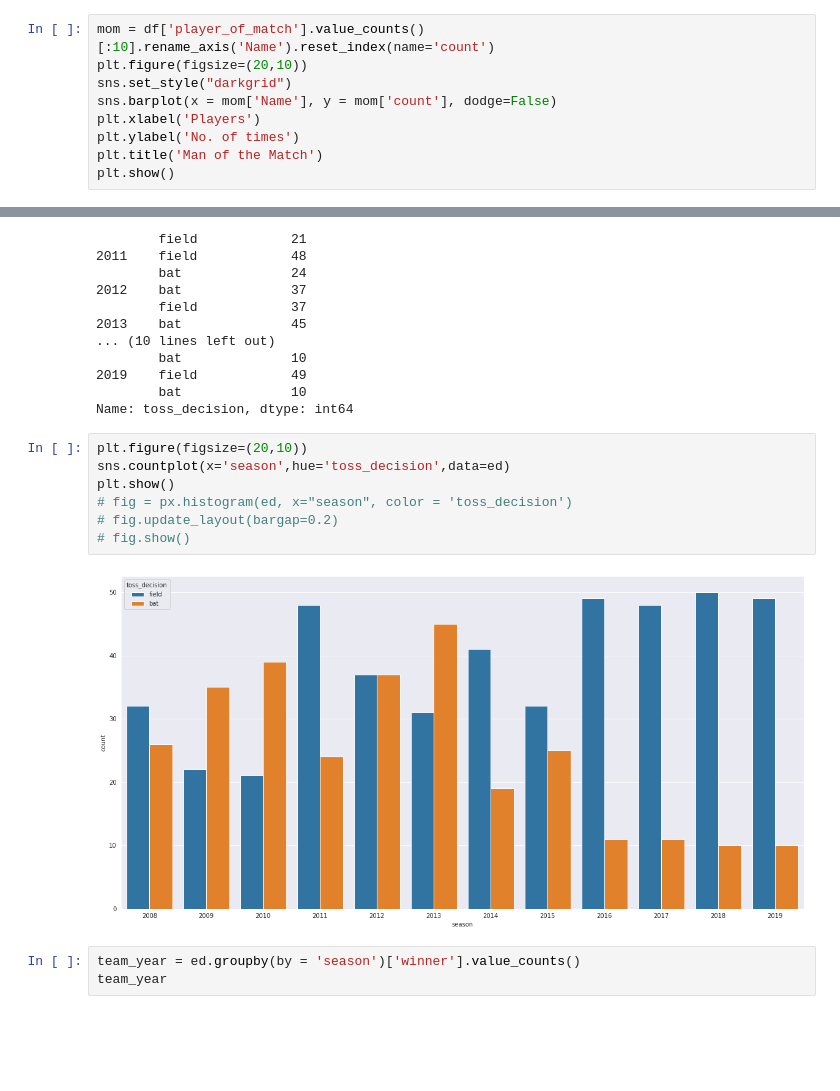
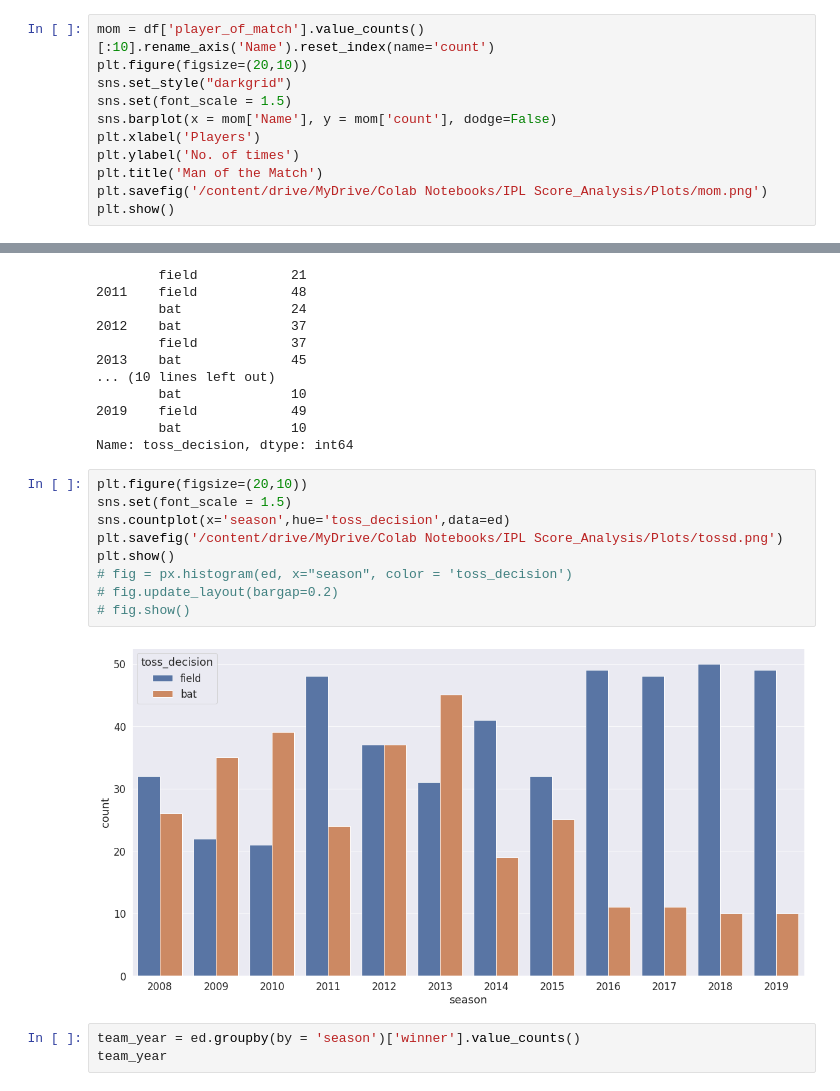
Before and after one commit to UtkarshAIITB/IPL-Data-Analysis, a Jupyter notebook: EDA.ipynb, the cells around one changed output, grey strips where cells are left out. Drawn from its saved outputs; the diff is of its cells as text; blank space fills up the shorter version.

```diff
--- a/EDA.ipynb
+++ b/EDA.ipynb
@@ -341,9 +354,11 @@ fig.show()
 mom = df['player_of_match'].value_counts()[:10].rename_axis('Name').reset_index(name='count')
 plt.figure(figsize=(20,10))
 sns.set_style("darkgrid")
+sns.set(font_scale = 1.5)
 sns.barplot(x = mom['Name'], y = mom['count'], dodge=False)
 plt.xlabel('Players')
 plt.ylabel('No. of times')
 plt.title('Man of the Match')
+plt.savefig('/content/drive/MyDrive/Colab Notebooks/IPL Score_Analysis/Plots/mom.png')
 plt.show()
 # %% [output]
@@ -603,13 +646,15 @@ season  toss_decision
 Name: toss_decision, dtype: int64
 # %%
 plt.figure(figsize=(20,10))
+sns.set(font_scale = 1.5)
 sns.countplot(x='season',hue='toss_decision',data=ed)
+plt.savefig('/content/drive/MyDrive/Colab Notebooks/IPL Score_Analysis/Plots/tossd.png')
 plt.show()
 # fig = px.histogram(ed, x="season", color = 'toss_decision')
 # fig.update_layout(bargap=0.2)
 # fig.show()
 # %% [output]
-[figure, old version]
+[figure, new version]
 # %%
 team_year = ed.groupby(by = 'season')['winner'].value_counts()
 team_year
```
Also changed, not shown: parts of 11 cells of this notebook.
